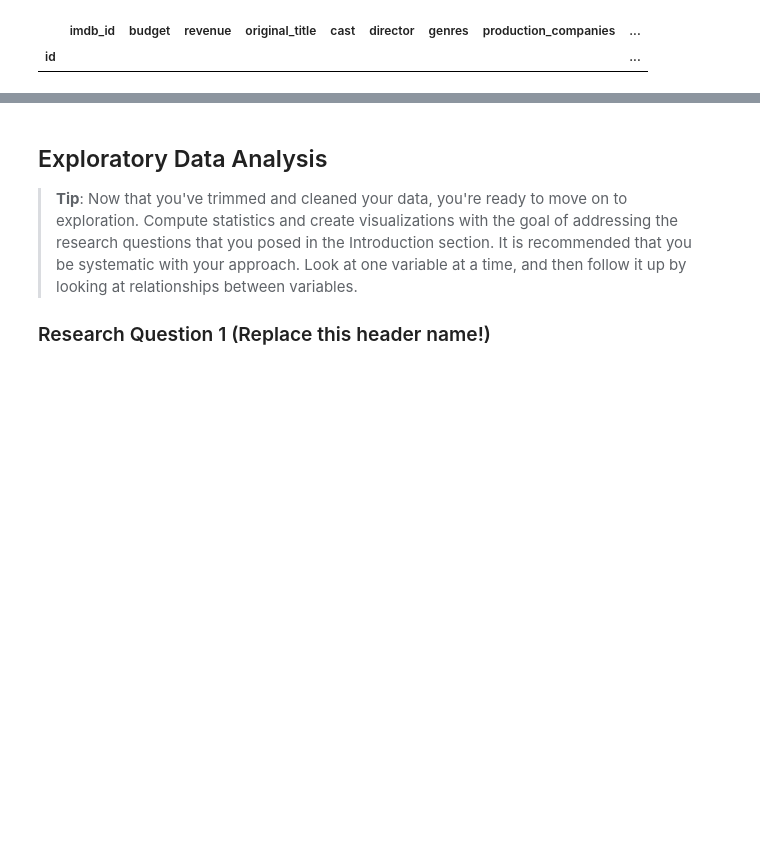
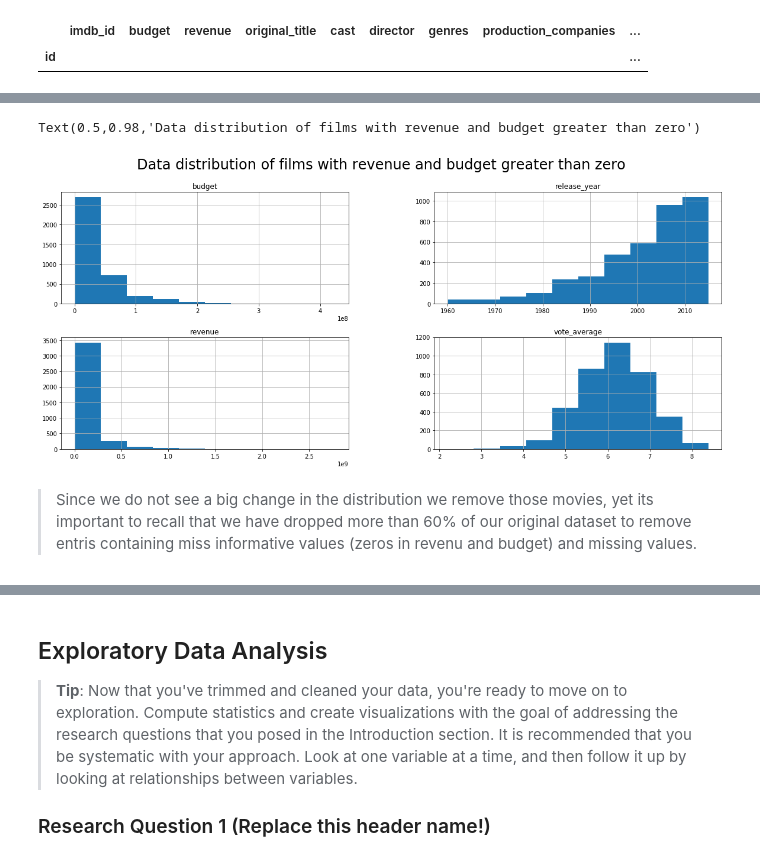
Before and after one commit to xavierlopeze/Investigate-a-Dataset-TMDb-movies-, a Jupyter notebook: report.ipynb, the cells around one changed output, grey strips where cells are left out. Drawn from its saved outputs; the diff is of its cells as text; code cells hidden in the pictures; blank space fills up the shorter version.

```diff
--- a/report.ipynb
+++ b/report.ipynb
@@ -185,0 +302,9 @@ df[df['imdb_id'].isna()]
+# %%
+df_nz = df[(df.budget>0) & (df.revenue > 0)]
+df_nz.hist(figsize = (20,8))
+pl.suptitle('Data distribution of films with revenue and budget greater than zero', fontsize=24)
+# %% [output]
+Text(0.5,0.98,'Data distribution of films with revenue and budget greater than zero')
+[figure, added]
+# %% [markdown]
+>Since we do not see a big change in the distribution we remove those movies, yet its important to recall that we have dropped more than 60% of our original dataset to remove entris containing miss informative values (zeros in revenu and budget) and missing values.
```
Also changed, not shown: parts of 43 cells of this notebook.
